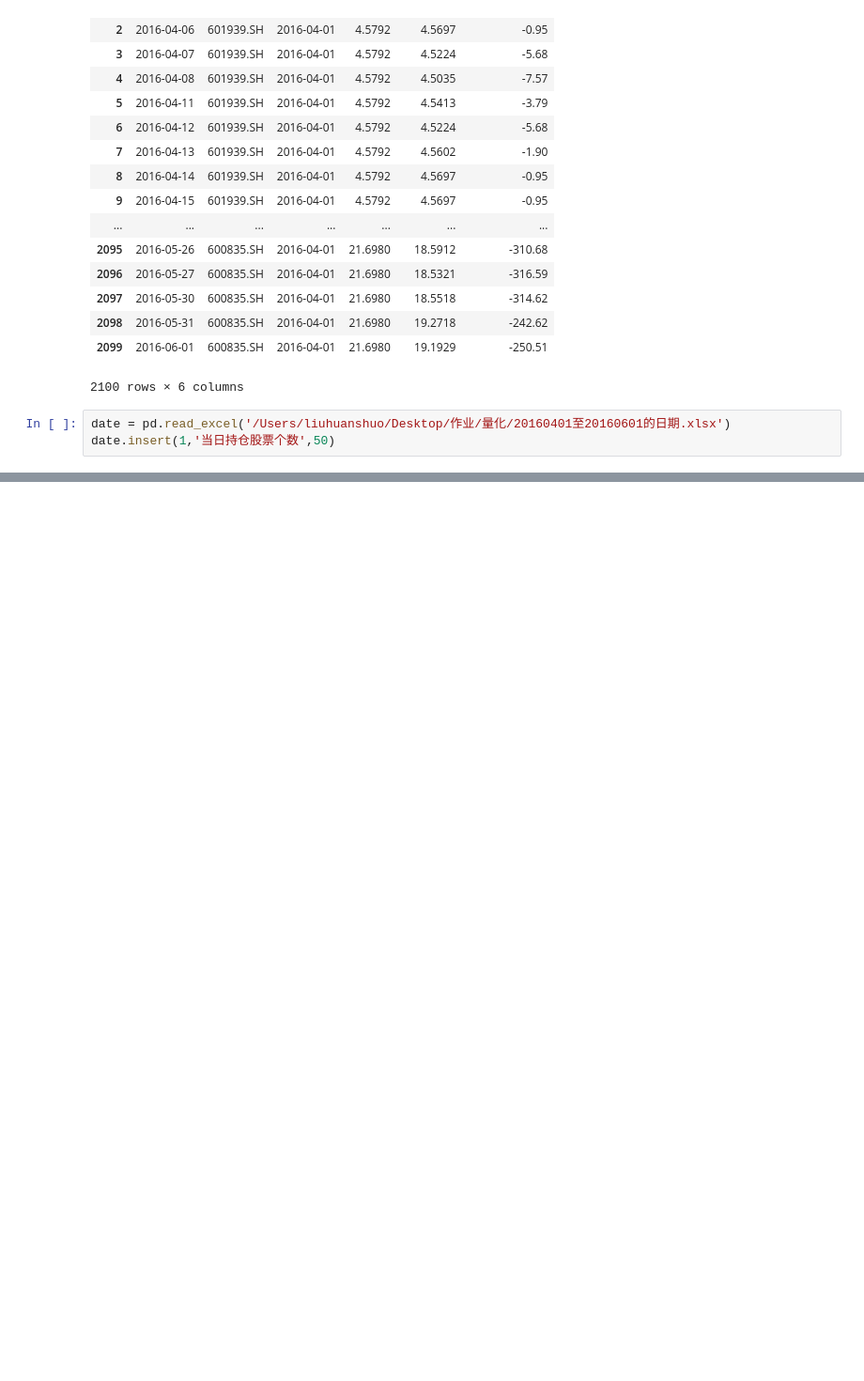
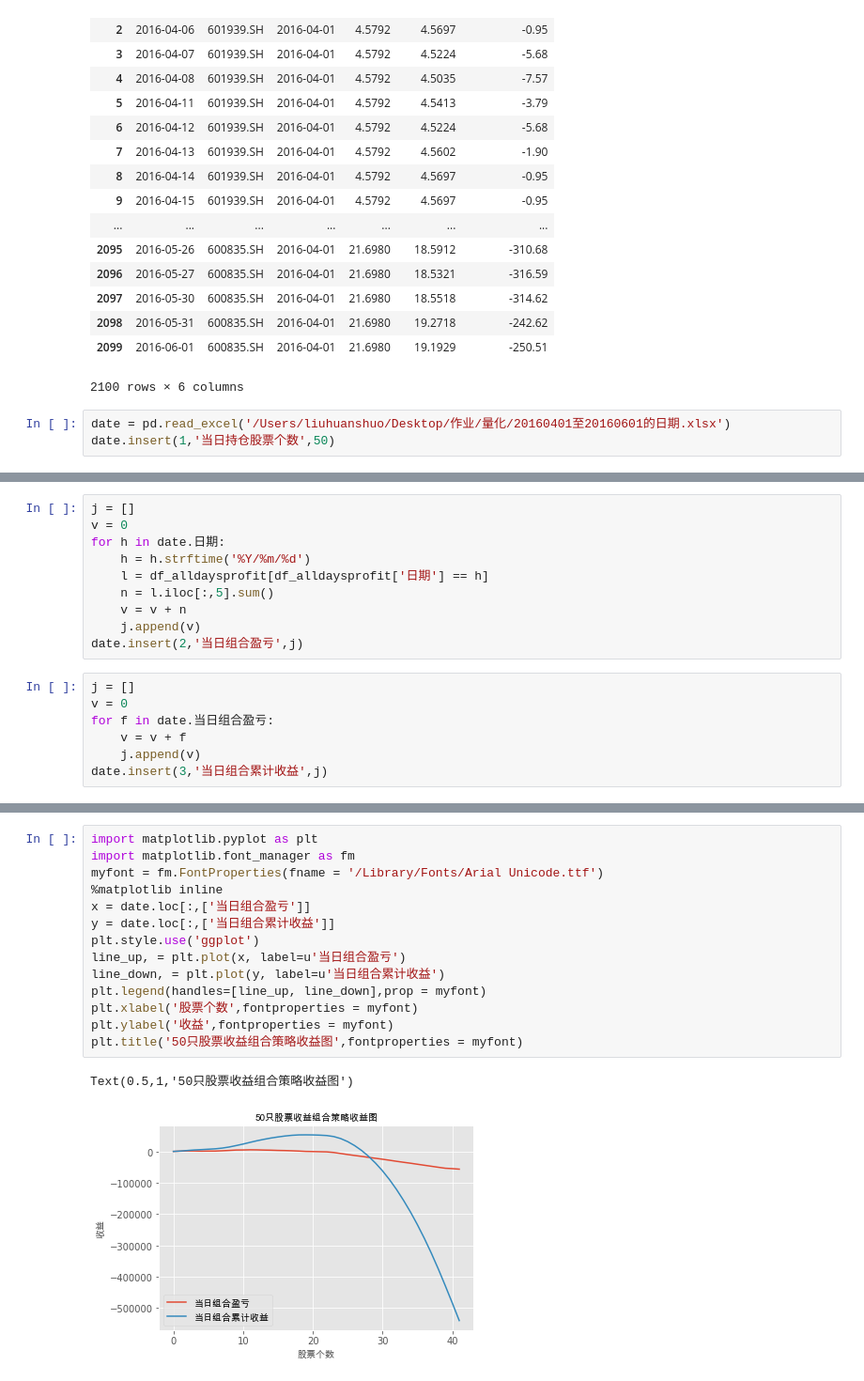
Before and after one commit to lxj0276/huanshuo, a Jupyter notebook: 量化投资/xiugai.ipynb, the cells around one changed output, grey strips where cells are left out. Shown at 94% size. Cells and saved outputs as stored; diff of their text form; blank space fills up the shorter version.

```diff
--- a/量化投资/xiugai.ipynb
+++ b/量化投资/xiugai.ipynb
@@ -136,0 +117,17 @@ p = []
+# %%
+j = []
+v = 0
+for h in date.日期:
+    h = h.strftime('%Y/%m/%d')
+    l = df_alldaysprofit[df_alldaysprofit['日期'] == h]
+    n = l.iloc[:,5].sum()
+    v = v + n
+    j.append(v)
+date.insert(2,'当日组合盈亏',j)
+# %%
+j = []
+v = 0
+for f in date.当日组合盈亏:
+    v = v + f
+    j.append(v)
+date.insert(3,'当日组合累计收益',j)
@@ -136,0 +154,17 @@ p = []
+# %%
+import matplotlib.pyplot as plt
+import matplotlib.font_manager as fm
+myfont = fm.FontProperties(fname = '/Library/Fonts/Arial Unicode.ttf')
+%matplotlib inline
+x = date.loc[:,['当日组合盈亏']]
+y = date.loc[:,['当日组合累计收益']]
+plt.style.use('ggplot')
+line_up, = plt.plot(x, label=u'当日组合盈亏')
+line_down, = plt.plot(y, label=u'当日组合累计收益')
+plt.legend(handles=[line_up, line_down],prop = myfont)
+plt.xlabel('股票个数',fontproperties = myfont)
+plt.ylabel('收益',fontproperties = myfont)
+plt.title('50只股票收益组合策略收益图',fontproperties = myfont)
+# %% [output]
+Text(0.5,1,'50只股票收益组合策略收益图')
+[figure, added]
```
Also changed, not shown: parts of 2 cells of this notebook.
